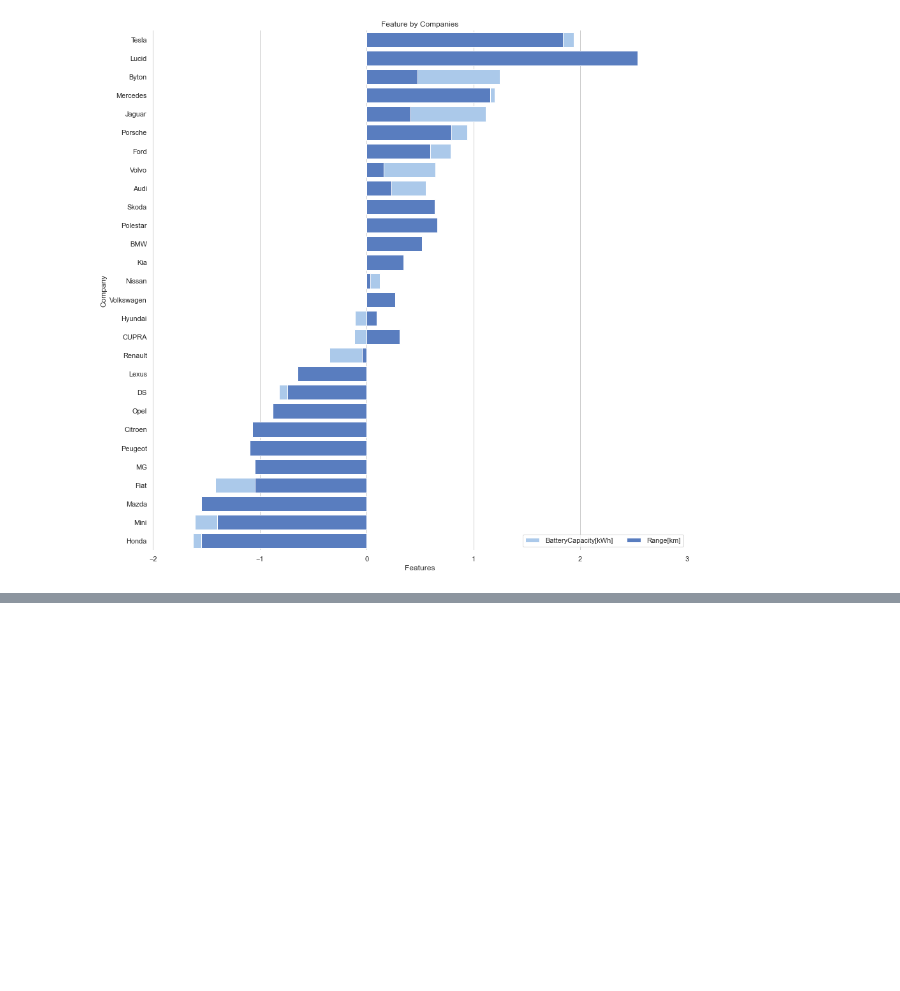
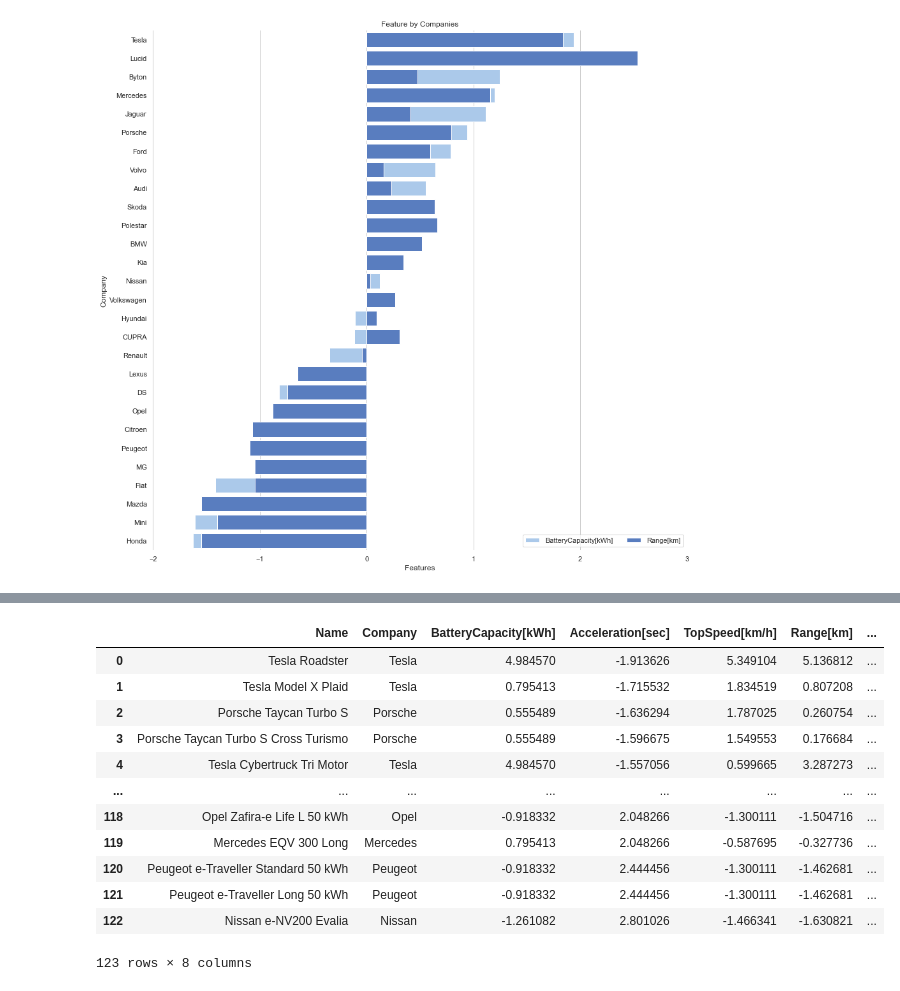
Before and after one commit to escortKwon/IndividualProjects_for_Portfolio, a Jupyter notebook: Quickest Electric Cars/QuickestElectricCars.ipynb, the cells around one changed output, grey strips where cells are left out. Saved outputs shown, nothing was run; the diff lists cells and outputs as text; code cells hidden in the pictures; blank space fills up the shorter version.

```diff
--- a/Quickest Electric Cars/QuickestElectricCars.ipynb
+++ b/Quickest Electric Cars/QuickestElectricCars.ipynb
@@ -374,0 +451,7 @@ sns.despine(left=True, bottom=True)
+# %%
+# For training precisely, we should process Normalization of data
+# Use following function: 'mean_norm'
+# Extract feature columns and process Normalization
+cars_before_norm = cars[['BatteryCapacity[kWh]', 'Acceleration[sec]', 'TopSpeed[km/h]', 'Range[km]', 'Efficiency[Wh/km]', 'FastChargeSpeed[km/h]']]
+cars_after_norm = mean_norm(cars_before_norm)
+cars_after_norm
@@ -374,0 +472,18 @@ sns.despine(left=True, bottom=True)
+# %%
+# Concatenate and check the basic data for training
+cars_data = pd.concat([cars[['Name', 'Company']], cars_after_norm], axis=1)
+cars_data
+# %% [output]
+|  | Name | Company | BatteryCapacity[kWh] | Acceleration[sec] | TopSpeed[km/h] | Range[km] | ... |
+| 0 | Tesla Roadster | Tesla | 4.984570 | -1.913626 | 5.349104 | 5.136812 | ... |
+| 1 | Tesla Model X Plaid | Tesla | 0.795413 | -1.715532 | 1.834519 | 0.807208 | ... |
+| 2 | Porsche Taycan Turbo S | Porsche | 0.555489 | -1.636294 | 1.787025 | 0.260754 | ... |
+| 3 | Porsche Taycan Turbo S Cross Turismo | Porsche | 0.555489 | -1.596675 | 1.549553 | 0.176684 | ... |
+| 4 | Tesla Cybertruck Tri Motor | Tesla | 4.984570 | -1.557056 | 0.599665 | 3.287273 | ... |
+| ... | ... | ... | ... | ... | ... | ... | ... |
+| 118 | Opel Zafira-e Life L 50 kWh | Opel | -0.918332 | 2.048266 | -1.300111 | -1.504716 | ... |
+| 119 | Mercedes EQV 300 Long | Mercedes | 0.795413 | 2.048266 | -0.587695 | -0.327736 | ... |
+| 120 | Peugeot e-Traveller Standard 50 kWh | Peugeot | -0.918332 | 2.444456 | -1.300111 | -1.462681 | ... |
+| 121 | Peugeot e-Traveller Long 50 kWh | Peugeot | -0.918332 | 2.444456 | -1.300111 | -1.462681 | ... |
+| 122 | Nissan e-NV200 Evalia | Nissan | -1.261082 | 2.801026 | -1.466341 | -1.630821 | ... |
+123 rows × 8 columns
```
Also changed, not shown: parts of 31 cells of this notebook, 1 other file.
